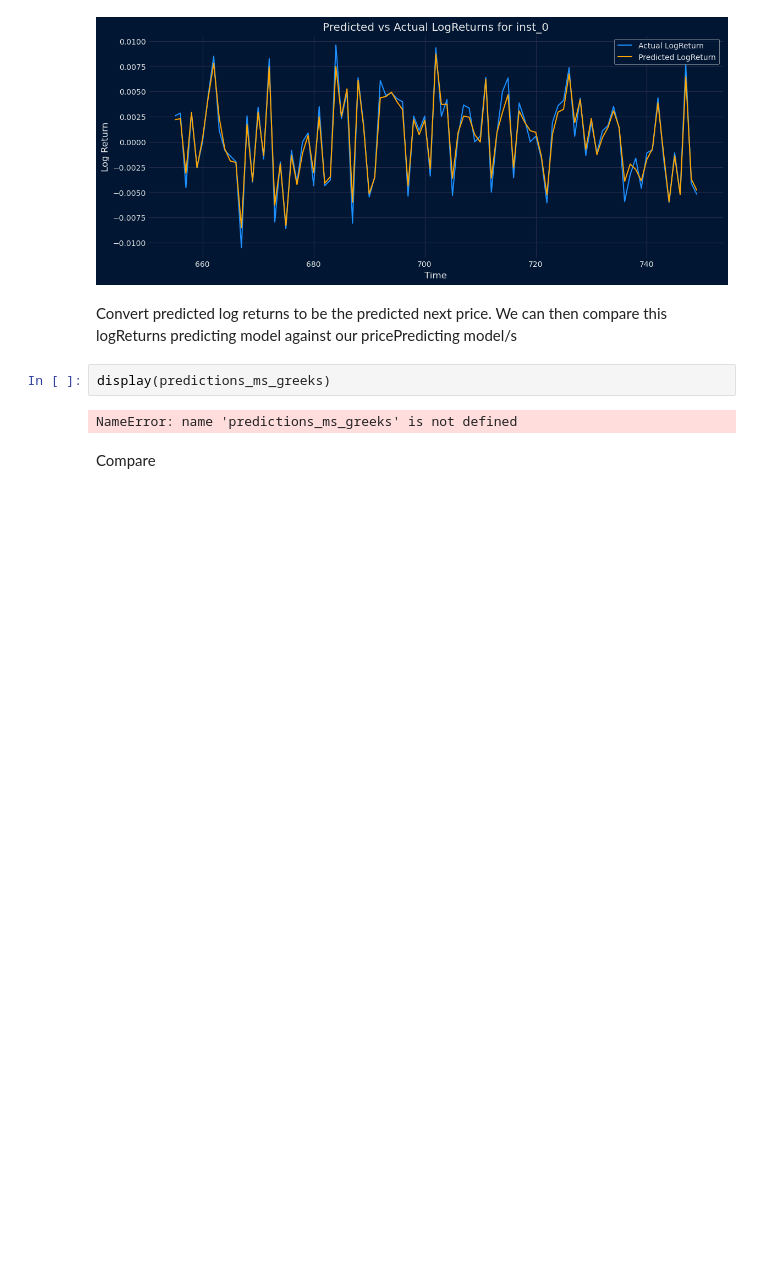
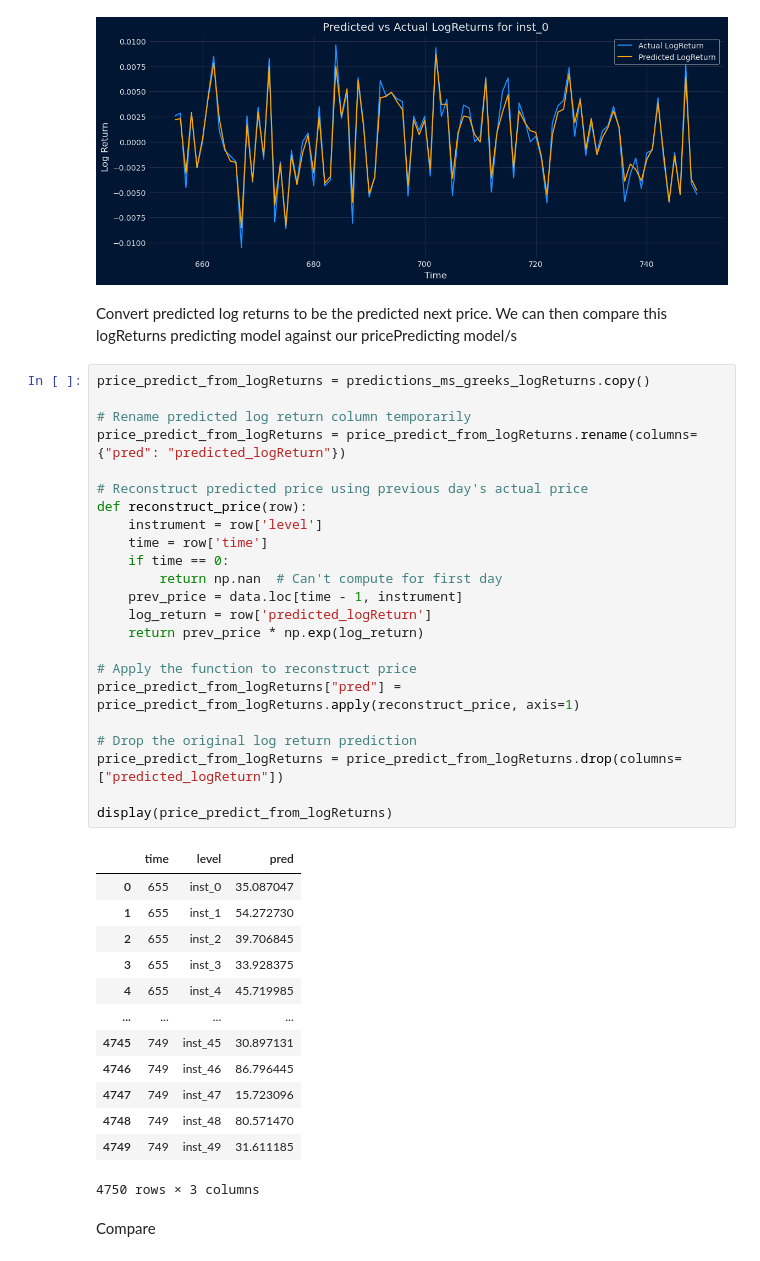
Before and after one commit to JensenJones/Algothon-2025, a Jupyter notebook: strategies/multi series forecasting skforecast/MultiTimeSeriesModelling.ipynb, the cells around one changed output. Saved outputs shown, nothing was run; the diff lists cells and outputs as text; blank space fills up the shorter version.

```diff
--- a/strategies/multi series forecasting skforecast/MultiTimeSeriesModelling.ipynb
+++ b/strategies/multi series forecasting skforecast/MultiTimeSeriesModelling.ipynb
@@ -590,8 +579,41 @@ plotPredictedVsActualLogReturns(predictions_ms_greeks_logReturns, "inst_0")
 # %% [markdown]
 Convert predicted log returns to be the predicted next price. We can then compare this logReturns predicting model against our pricePredicting model/s
 # %%
-display(predictions_ms_greeks)
+price_predict_from_logReturns = predictions_ms_greeks_logReturns.copy()
+
+# Rename predicted log return column temporarily
+price_predict_from_logReturns = price_predict_from_logReturns.rename(columns={"pred": "predicted_logReturn"})
+
+# Reconstruct predicted price using previous day's actual price
+def reconstruct_price(row):
+    instrument = row['level']
+    time = row['time']
+    if time == 0:
+        return np.nan  # Can't compute for first day
+    prev_price = data.loc[time - 1, instrument]
+    log_return = row['predicted_logReturn']
+    return prev_price * np.exp(log_return)
+
+# Apply the function to reconstruct price
+price_predict_from_logReturns["pred"] = price_predict_from_logReturns.apply(reconstruct_price, axis=1)
+
+# Drop the original log return prediction
+price_predict_from_logReturns = price_predict_from_logReturns.drop(columns=["predicted_logReturn"])
+
+display(price_predict_from_logReturns)
 # %% [output]
+|  | time | level | pred |
+| 0 | 655 | inst_0 | 35.087047 |
+| 1 | 655 | inst_1 | 54.272730 |
+| 2 | 655 | inst_2 | 39.706845 |
+| 3 | 655 | inst_3 | 33.928375 |
+| 4 | 655 | inst_4 | 45.719985 |
+| ... | ... | ... | ... |
+| 4745 | 749 | inst_45 | 30.897131 |
+| 4746 | 749 | inst_46 | 86.796445 |
+| 4747 | 749 | inst_47 | 15.723096 |
+| 4748 | 749 | inst_48 | 80.571470 |
+| 4749 | 749 | inst_49 | 31.611185 |
-NameError: name 'predictions_ms_greeks' is not defined
+4750 rows × 3 columns
 # %% [markdown]
 Compare
```
Also changed, not shown: parts of 15 cells of this notebook.
